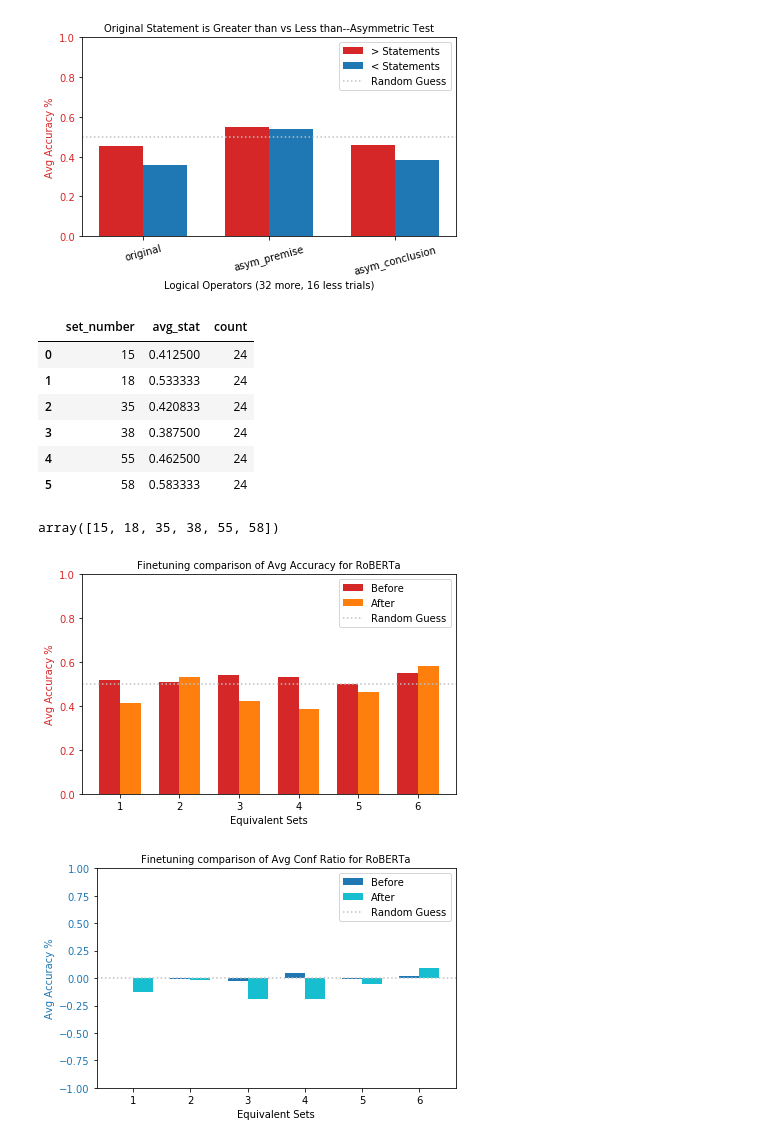
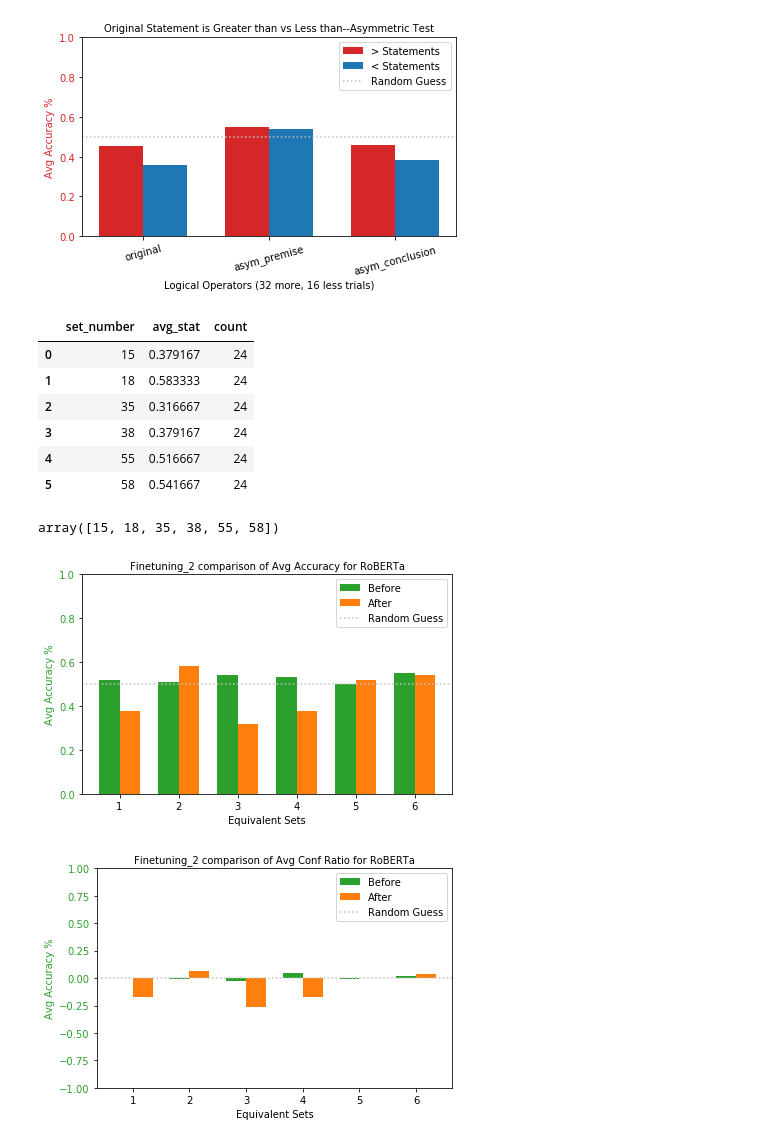
Before and after one commit to shaoxia57/common_sense_embedding_analysis, a Jupyter notebook: plot_nbs/Generate_Plots_MWP_Roberta_Fine_Tune.ipynb, the cells around one changed output. Cells and saved outputs as stored; diff of their text form; code cells hidden in the pictures.

Commit message:
gpt2 finetuning

```diff
--- a/plot_nbs/Generate_Plots_MWP_Roberta_Fine_Tune.ipynb
+++ b/plot_nbs/Generate_Plots_MWP_Roberta_Fine_Tune.ipynb
@@ -14,7 +14,7 @@ import evaluation_utils.exploration_utils as data_manip
 # %%
 result_dir = "../data/masked_word_result_data/roberta/"
 
-data_files = ["material_perf_ft_10.csv", "social_perf_ft_10.csv", "physical_perf_ft_10.csv"]
+data_files = ["material_perf_ft_2_10.csv", "social_perf_ft_2_10.csv", "physical_perf_ft_2_10.csv"]
 
 config_dir = "../data/truism_data/"
 
@@ -385,12 +385,12 @@ set_ratio_df = queries.run_set_grouping_query(ratio_sep_df)
 set_acc_df
 # %% [output]
 |  | set_number | avg_stat | count |
-| 0 | 15 | 0.412500 | 24 |
-| 1 | 18 | 0.533333 | 24 |
-| 2 | 35 | 0.420833 | 24 |
-| 3 | 38 | 0.387500 | 24 |
-| 4 | 55 | 0.462500 | 24 |
-| 5 | 58 | 0.583333 | 24 |
+| 0 | 15 | 0.379167 | 24 |
+| 1 | 18 | 0.583333 | 24 |
+| 2 | 35 | 0.316667 | 24 |
+| 3 | 38 | 0.379167 | 24 |
+| 4 | 55 | 0.516667 | 24 |
+| 5 | 58 | 0.541667 | 24 |
 # %%
 # truisms_data
 # %%
@@ -464,20 +464,20 @@ array([15, 18, 35, 38, 55, 58])
 # %%
 x_label = "Equivalent Sets"
 y_label = "Avg Accuracy %"
 y_one_label = "Before"
 data_one = [round(row["avg_stat"], 3) for i, row in og_set_acc_df.iterrows()]
 y_two_label = "After"
 data_two = [round(row["avg_stat"], 3) for i, row in set_acc_df.iterrows()]
 # len(left_bar_data), len(x_labels)
-title = "Finetuning comparison of Avg Accuracy for {}".format(model)
+title = "Finetuning_2 comparison of Avg Accuracy for {}".format(model)
 
 display_two_bar_plot([i for i in range(1, 7)], x_label, y_label, y_one_label, y_two_label, data_one,
                      data_two, title,
                      save_dir=save_dir,
                      add_nums_to_bars=False, small_title=False, label_x_ticks=True,
                      x_ticks_rotation=0)
 # %% [output]
-[figure, old version]
+[figure, new version]
 # %%
 x_label = "Equivalent Sets"
 left_units = "Avg Confidence Ratio"
@@ -493,4 +493,4 @@ display_two_bar_plot([i for i in range(1, 7)], x_label, y_label, y_one_label, y_
                      add_nums_to_bars=False, small_title=False, label_x_ticks=True,
                      x_ticks_rotation=0, y_range=[-1,1])
 # %% [output]
-[figure, old version]
+[figure, new version]
```
Also changed, not shown: parts of 3 cells of this notebook, 3 other files.
